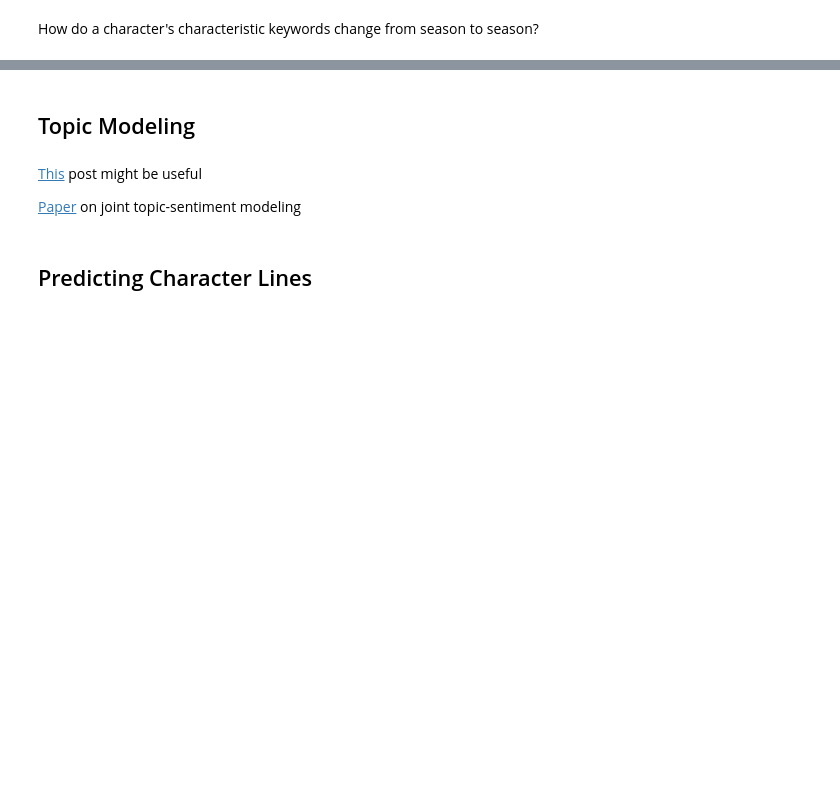
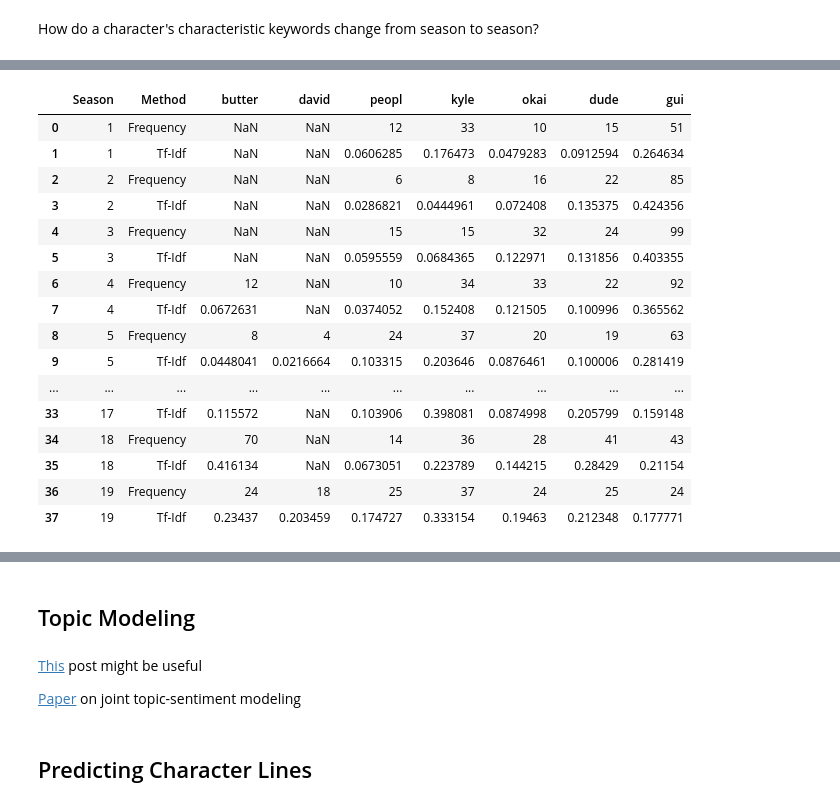
Before and after one commit to john-fee/Opinion-Mining-with-Southpark, a Jupyter notebook: Opinion_Mining.ipynb, the cells around one changed output, grey strips where cells are left out. Saved outputs shown, nothing was run; the diff lists cells and outputs as text; code cells hidden in the pictures; blank space fills up the shorter version.

```diff
--- a/Opinion_Mining.ipynb
+++ b/Opinion_Mining.ipynb
@@ -304,0 +416,24 @@ make_word_importance_graphs("Character_Cartman",southpark_data_all)
+# %%
+results_df,top_5_frequency,top_5_tfidf = get_word_importance_data("Character_Cartman",southpark_data_all)
+# %%
+graph_df = results_df.loc[:,["Season", "Method"] + list(set(top_5_frequency + top_5_tfidf))]
+# %%
+graph_df
+# %% [output]
+|  | Season | Method | butter | david | peopl | kyle | okai | dude | gui |
+| 0 | 1 | Frequency | NaN | NaN | 12 | 33 | 10 | 15 | 51 |
+| 1 | 1 | Tf-Idf | NaN | NaN | 0.0606285 | 0.176473 | 0.0479283 | 0.0912594 | 0.264634 |
+| 2 | 2 | Frequency | NaN | NaN | 6 | 8 | 16 | 22 | 85 |
+| 3 | 2 | Tf-Idf | NaN | NaN | 0.0286821 | 0.0444961 | 0.072408 | 0.135375 | 0.424356 |
+| 4 | 3 | Frequency | NaN | NaN | 15 | 15 | 32 | 24 | 99 |
+| 5 | 3 | Tf-Idf | NaN | NaN | 0.0595559 | 0.0684365 | 0.122971 | 0.131856 | 0.403355 |
+| 6 | 4 | Frequency | 12 | NaN | 10 | 34 | 33 | 22 | 92 |
+| 7 | 4 | Tf-Idf | 0.0672631 | NaN | 0.0374052 | 0.152408 | 0.121505 | 0.100996 | 0.365562 |
+| 8 | 5 | Frequency | 8 | 4 | 24 | 37 | 20 | 19 | 63 |
+| 9 | 5 | Tf-Idf | 0.0448041 | 0.0216664 | 0.103315 | 0.203646 | 0.0876461 | 0.100006 | 0.281419 |
+| ... | ... | ... | ... | ... | ... | ... | ... | ... | ... |
+| 33 | 17 | Tf-Idf | 0.115572 | NaN | 0.103906 | 0.398081 | 0.0874998 | 0.205799 | 0.159148 |
+| 34 | 18 | Frequency | 70 | NaN | 14 | 36 | 28 | 41 | 43 |
+| 35 | 18 | Tf-Idf | 0.416134 | NaN | 0.0673051 | 0.223789 | 0.144215 | 0.28429 | 0.21154 |
+| 36 | 19 | Frequency | 24 | 18 | 25 | 37 | 24 | 25 | 24 |
+| 37 | 19 | Tf-Idf | 0.23437 | 0.203459 | 0.174727 | 0.333154 | 0.19463 | 0.212348 | 0.177771 |
```
Also changed, not shown: parts of 59 cells of this notebook.
